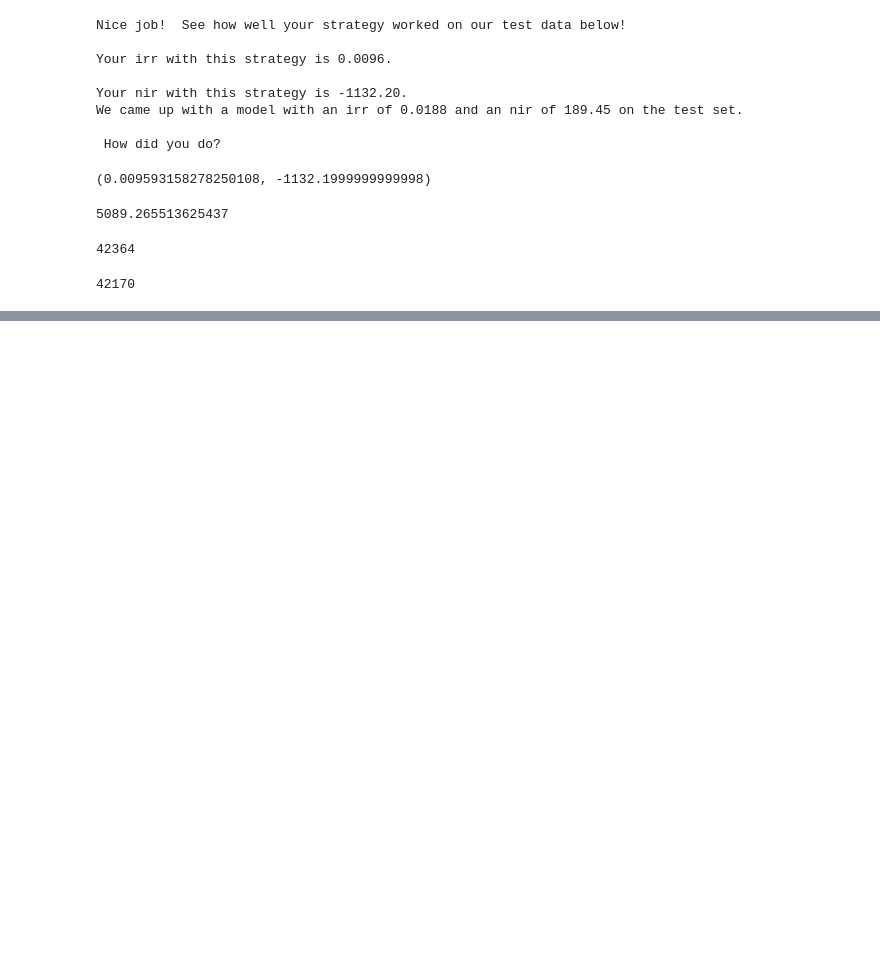
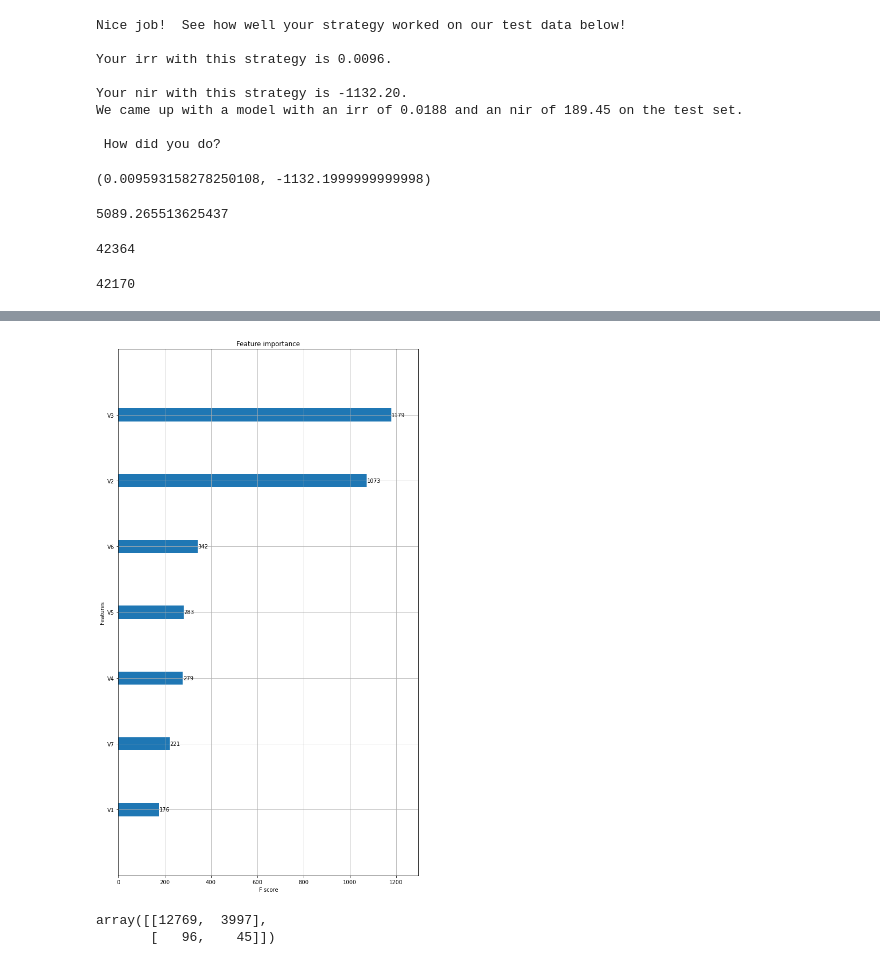
Before and after one commit to pedflotor/Data-Scientist-Nanodegree, a Jupyter notebook: Portfolio Exercises/Starbucks/Starbucks.ipynb, the cells around one changed output, grey strips where cells are left out. Saved outputs shown, nothing was run; the diff lists cells and outputs as text; code cells hidden in the pictures; blank space fills up the shorter version.

Commit message:
feat: Train first model

```diff
--- a/Portfolio Exercises/Starbucks/Starbucks.ipynb
+++ b/Portfolio Exercises/Starbucks/Starbucks.ipynb
@@ -240,0 +277,10 @@ train_data[train_data['Promotion']=='No'].shape[0]
+# %%
+# split data into train and valid
+train, valid = sk.model_selection.train_test_split(train_data, test_size=0.2,random_state=42)
+# %%
+# generate features and labels
+Y_train = train['response']
+X_train = train[features]
+
+Y_valid = valid['response']
+X_valid = valid[features]
@@ -240,0 +293,20 @@ train_data[train_data['Promotion']=='No'].shape[0]
+# %%
+# up sample only the train dataset with SMOTE
+sm = SMOTE(random_state=42, sampling_strategy = 1.0)
+X_train_upsamp, Y_train_upsamp = sm.fit_resample(X_train, Y_train)
+
+X_train_upsamp = pd.DataFrame(X_train_upsamp, columns=features)
+
+Y_train_upsamp = pd.Series(Y_train_upsamp)
+# %%
+# Train an xgboost model
+eval_set = [(X_train_upsamp, Y_train_upsamp), (X_valid, Y_valid)]
+model = xgb.XGBClassifier(learning_rate = 0.1,\
+                          max_depth = 7,\
+                          min_child_weight = 5,\
+                          objective = 'binary:logistic',\
+                          seed = 42,\
+                          gamma = 0.1,\
+                          silent = True)
+model.fit(X_train_upsamp, Y_train_upsamp, eval_set=eval_set,\
+          eval_metric="auc", verbose=True, early_stopping_rounds=30)
@@ -240,0 +340,18 @@ train_data[train_data['Promotion']=='No'].shape[0]
+# %%
+# check which features are important
+
+from xgboost import plot_importance
+from matplotlib import pyplot
+
+fig, ax = pyplot.subplots(figsize=(10, 18));
+xgb.plot_importance(model, ax=ax);
+# %% [output]
+[figure, added]
+# %%
+# confusion matrix
+valid_pred = model.predict(X_valid, ntree_limit=model.best_ntree_limit)
+cm = sk.metrics.confusion_matrix
+cm(Y_valid, valid_pred)
+# %% [output]
+array([[12769,  3997],
+       [   96,    45]])
```
Also changed, not shown: parts of 11 cells of this notebook.
